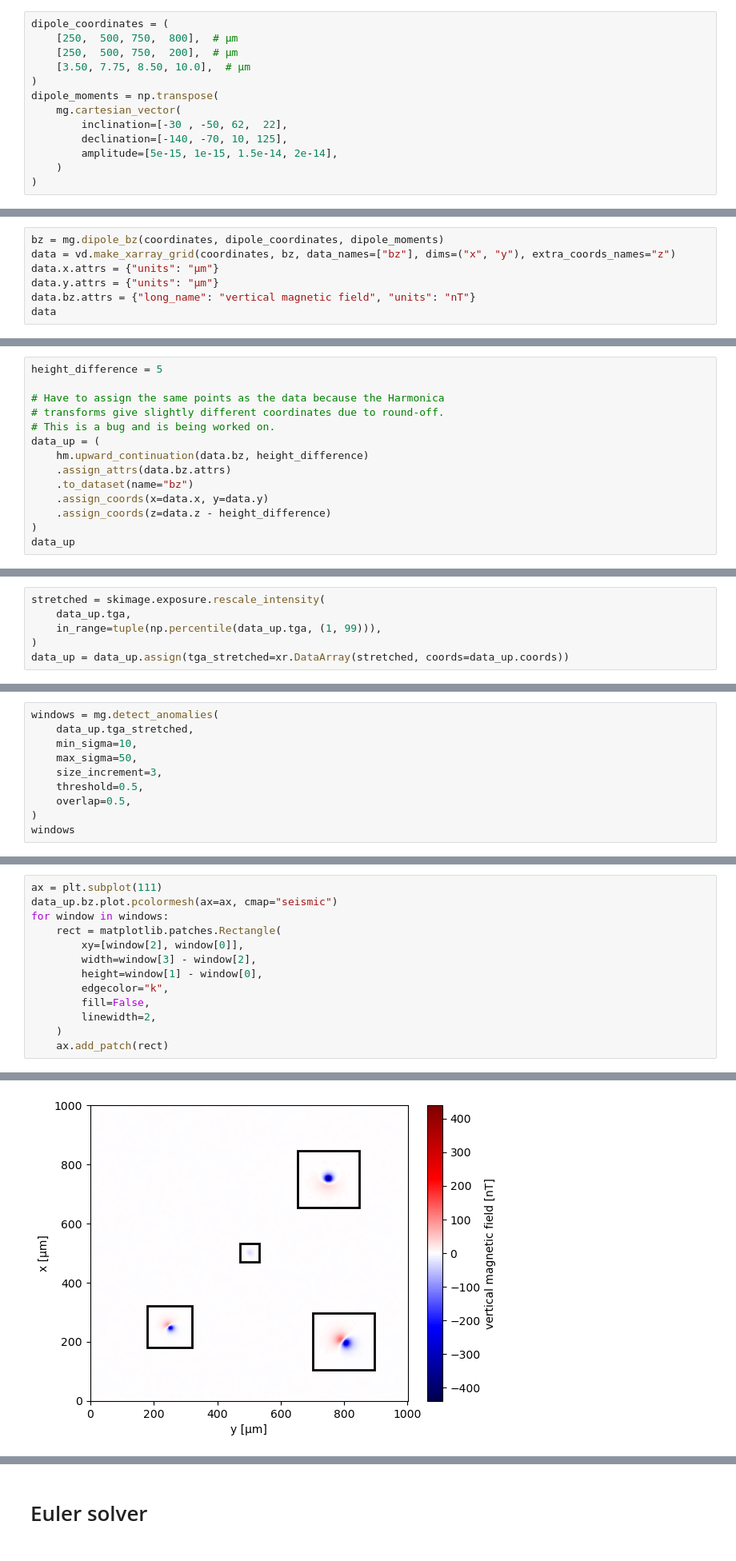
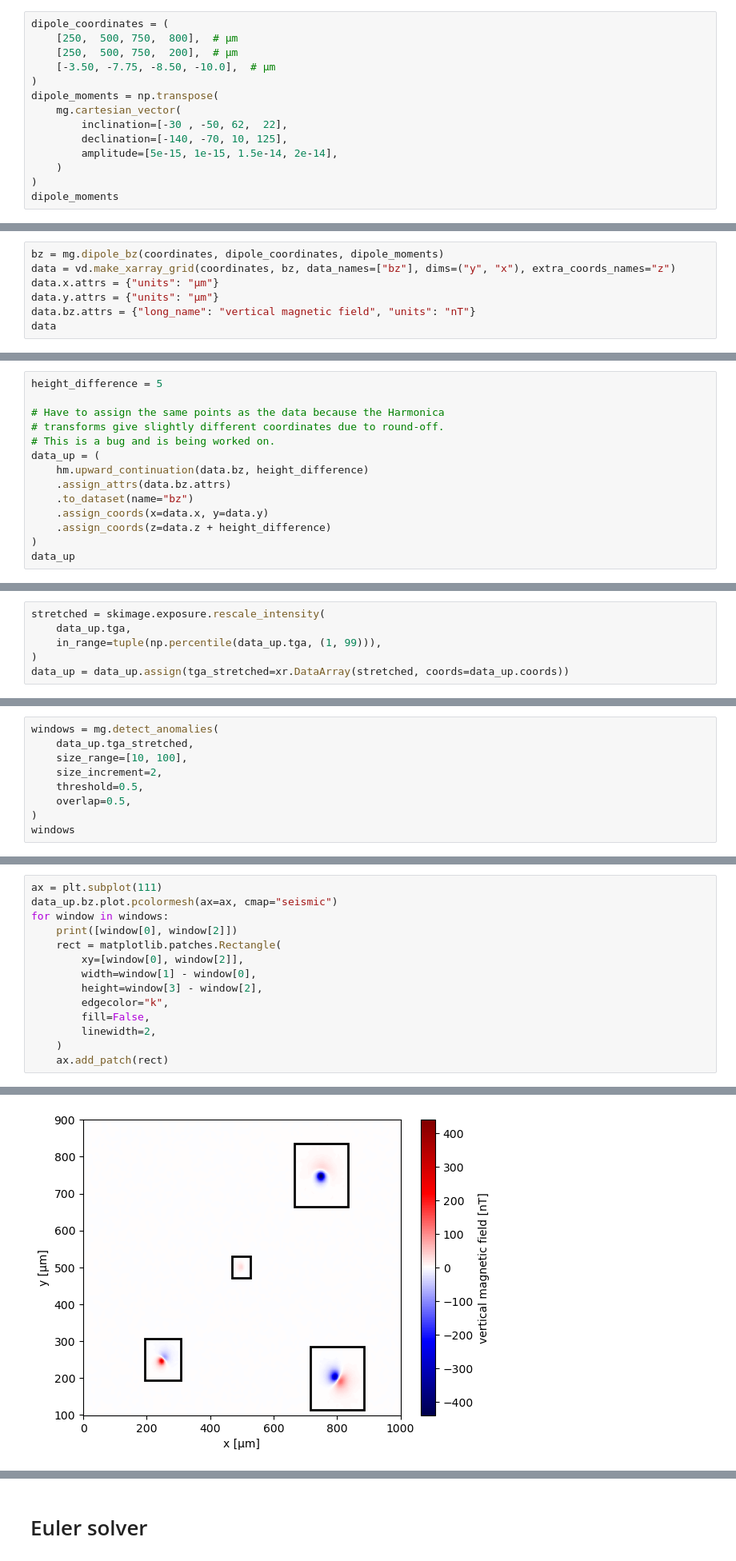
Before and after one commit to compgeolab/micromag-euler-dipole, a Jupyter notebook: code/01-simple-synthetic.ipynb, the cells around one changed output, grey strips where cells are left out. Shown at 80% size. Drawn from its saved outputs; the diff is of its cells as text.

```diff
--- a/code/01-simple-synthetic.ipynb
+++ b/code/01-simple-synthetic.ipynb
@@ -38,7 +38,7 @@ Now create the dipole model that will be used to generate the data.
 dipole_coordinates = (
     [250,  500, 750,  800],  # µm
     [250,  500, 750,  200],  # µm
-    [3.50, 7.75, 8.50, 10.0],  # µm
+    [-3.50, -7.75, -8.50, -10.0],  # µm
 )
 dipole_moments = np.transpose(
     mg.cartesian_vector(
@@ -47,3 +47,4 @@ dipole_moments = np.transpose(
         amplitude=[5e-15, 1e-15, 1.5e-14, 2e-14],
     )
 )
+dipole_moments
@@ -51,7 +57,7 @@ dipole_moments = np.transpose(
 Calculate the $b_z$ magnetic field of the dipoles and place them into an `xarray.DataArray` for easier handling.
 # %%
 bz = mg.dipole_bz(coordinates, dipole_coordinates, dipole_moments)
-data = vd.make_xarray_grid(coordinates, bz, data_names=["bz"], dims=("x", "y"), extra_coords_names="z")
+data = vd.make_xarray_grid(coordinates, bz, data_names=["bz"], dims=("y", "x"), extra_coords_names="z")
 data.x.attrs = {"units": "µm"}
 data.y.attrs = {"units": "µm"}
 data.bz.attrs = {"long_name": "vertical magnetic field", "units": "nT"}
@@ -106,7 +112,7 @@ data_up = (
     .assign_attrs(data.bz.attrs)
     .to_dataset(name="bz")
     .assign_coords(x=data.x, y=data.y)
-    .assign_coords(z=data.z - height_difference)
+    .assign_coords(z=data.z + height_difference)
 )
 data_up
 # %% [output]
@@ -173,9 +181,8 @@ data_up.tga_stretched.plot.pcolormesh(cmap="gray_r")
 # %%
 windows = mg.detect_anomalies(
     data_up.tga_stretched,
-    min_sigma=10,
-    max_sigma=50,
-    size_increment=3,
+    size_range=[10, 100],
+    size_increment=2,
     threshold=0.5,
     overlap=0.5,
 )
@@ -192,10 +196,11 @@ windows
 ax = plt.subplot(111)
 data_up.bz.plot.pcolormesh(ax=ax, cmap="seismic")
 for window in windows:
+    print([window[0], window[2]])
     rect = matplotlib.patches.Rectangle(
-        xy=[window[2], window[0]],
-        width=window[3] - window[2],
-        height=window[1] - window[0],
+        xy=[window[0], window[2]],
+        width=window[1] - window[0],
+        height=window[3] - window[2],
         edgecolor="k",
         fill=False,
         linewidth=2,
@@ -205 +214 @@ for window in windows:
-[figure, old version]
+[figure, new version]
```
Also changed, not shown: parts of 21 cells of this notebook, 1 other file.
